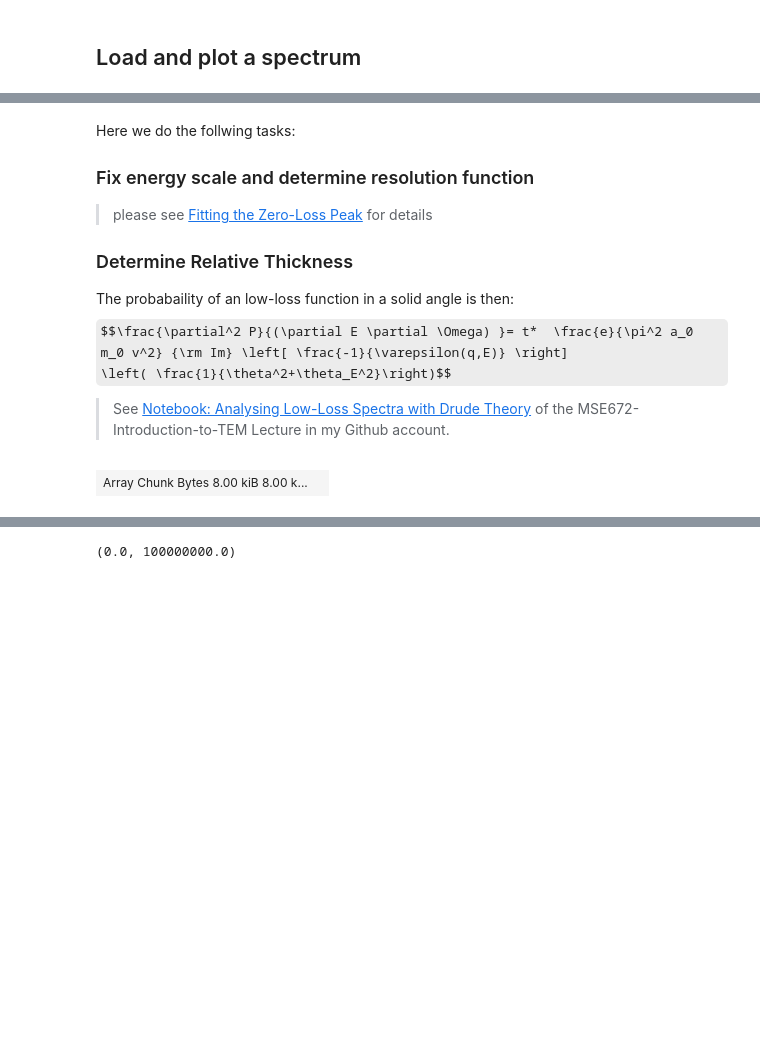
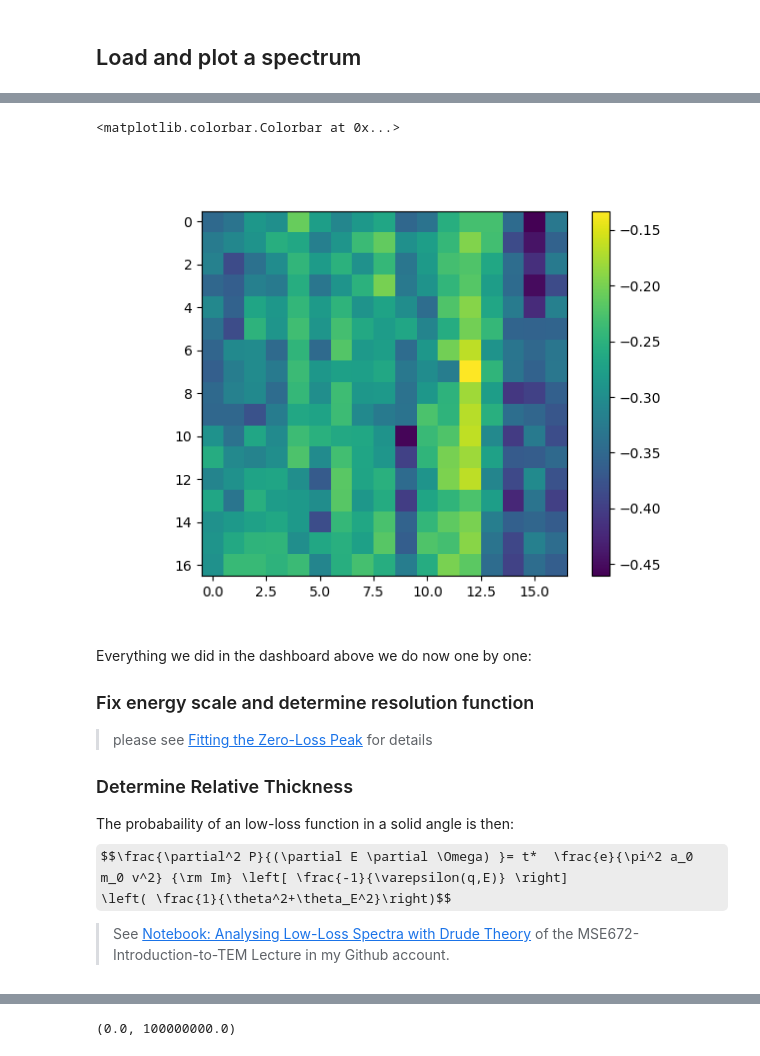
Before and after one commit to pycroscopy/pyTEMlib, a Jupyter notebook: notebooks/EELS/Analyse_Low_Loss.ipynb, the cells around one changed output, grey strips where cells are left out. Drawn from its saved outputs; the diff is of its cells as text; code cells hidden in the pictures; some formulas as TeX source; blank space fills up the shorter version.

```diff
--- a/notebooks/EELS/Analyse_Low_Loss.ipynb
+++ b/notebooks/EELS/Analyse_Low_Loss.ipynb
@@ -234,0 +205,2 @@ view = eels_dataset.plot()
+# %%
+infoWidget.sidebar[14, 1].disabled = False
@@ -234,0 +228,4 @@ view = eels_dataset.plot()
+# %%
+infoWidget.update_sidebar()
+key = infoWidget.sidebar[11,0].value
+infoWidget.dataset.metadata['experiment']['number_of_frames'] = 1
@@ -234,0 +238,2 @@ view = eels_dataset.plot()
+# %%
+infoWidget.set_dataset('Channel_005')
@@ -234,0 +254,2 @@ view = eels_dataset.plot()
+# %%
+infoWidget.set_flux(1)
@@ -235,5 +279,12 @@ view = eels_dataset.plot()
+# %%
+plt.figure()
+im = plt.imshow(infoWidget.dataset.metadata['zero_loss']['shifted'])
+plt.colorbar(im)
+# %% [output]
+<matplotlib.colorbar.Colorbar at 0x...>
+[figure, added]
 # %% [markdown]
-Here we do the follwing tasks:
+Everything we did in the dashboard above we do now one by one:
 ### Fix energy scale and determine resolution function
 > please see [Fitting the Zero-Loss Peak](./CH4_02-Fit_Zero_Loss.ipynb) for details
 
@@ -243,7 +294,3 @@ $$\frac{\partial^2 P}{(\partial E \partial \Omega) }= t*  \frac{e}{\pi^2 a_0 m_0
          \left( \frac{1}{\theta^2+\theta_E^2}\right)$$
 
 >See [Notebook: Analysing Low-Loss Spectra with Drude Theory](https://raw.githubusercontent.com/gduscher/MSE672-Introduction-to-TEM/main/Spectroscopy/CH4_03-Drude.ipynb) of the MSE672-Introduction-to-TEM Lecture in my Github account.
-# %%
-fileWidget.selected_dataset
-# %% [output]
-| Array Chunk Bytes 8.00 kiB 8.00 k... |  |
```
Also changed, not shown: parts of 32 cells of this notebook, 22 other files.
